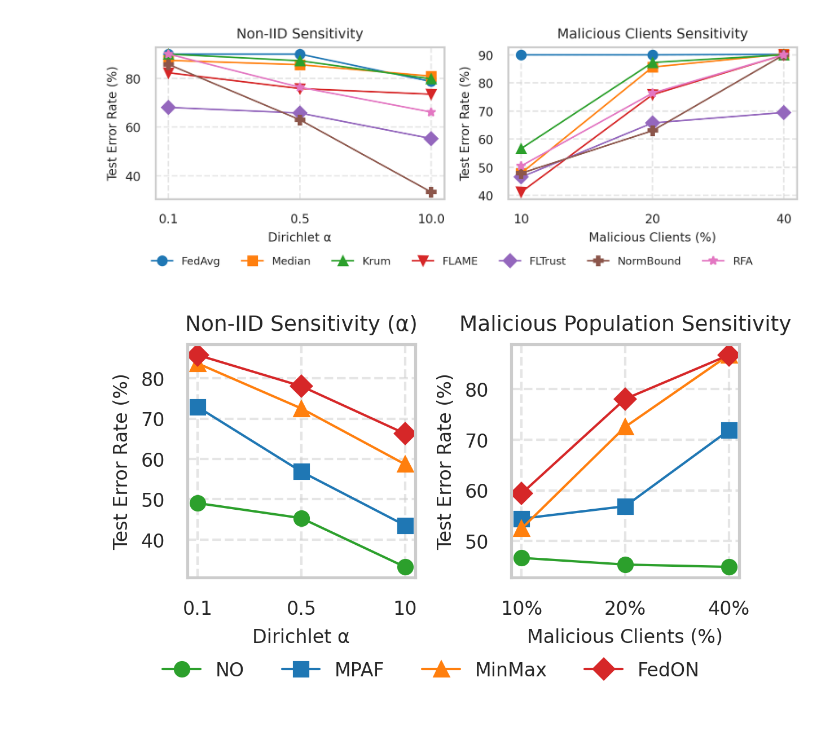
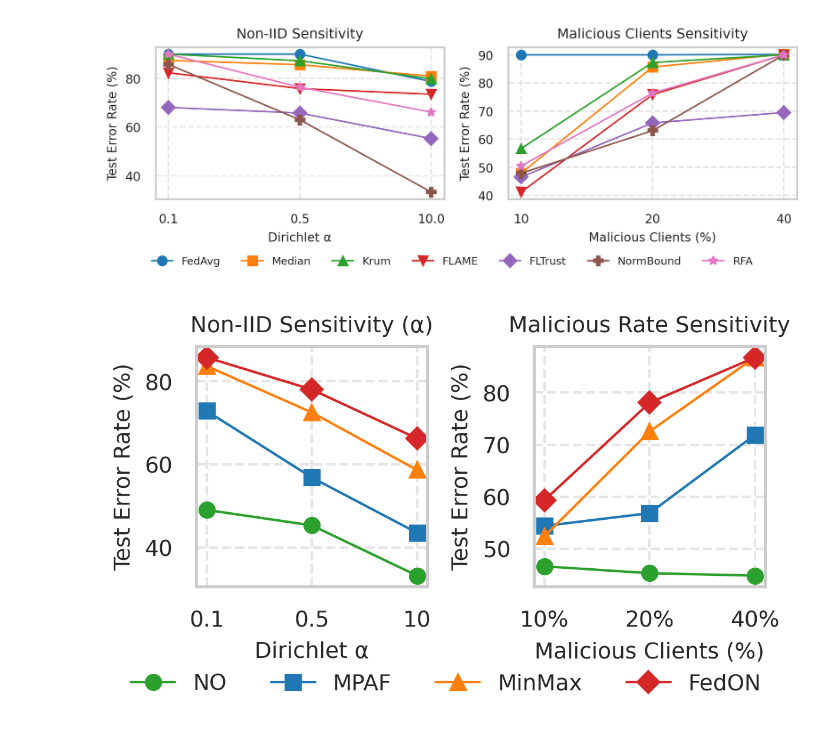
Before and after one commit to yangland/FedON, a Jupyter notebook: jupyter_notebooks/visualization.ipynb, the cells around one changed output. Saved outputs shown, nothing was run; the diff lists cells and outputs as text; code cells hidden in the pictures.

```diff
--- a/jupyter_notebooks/visualization.ipynb
+++ b/jupyter_notebooks/visualization.ipynb
@@ -1189,39 +1189,39 @@ fig, axs = plt.subplots(1, 2, figsize=(4, 2.5), dpi=300)
 # --- Plot 1: Non-IID Sensitivity ---
 for i, key in enumerate(attack_labels):
     axs[0].plot(alpha_labels, alpha_data[key],
                 label=key, marker=markers[i],
                 color=colors[i], linewidth=1)
 
 axs[0].set_title("Non-IID Sensitivity (α)", fontsize=9)
-axs[0].set_xlabel("Dirichlet α", fontsize=8)
-axs[0].set_ylabel("Test Error Rate (%)", fontsize=8)
+axs[0].set_xlabel("Dirichlet α", fontsize=9)
+axs[0].set_ylabel("Test Error Rate (%)", fontsize=9)
 axs[0].grid(True, linestyle="--", alpha=0.5)
-axs[0].tick_params(axis='both', labelsize=8)
+axs[0].tick_params(axis='both', labelsize=9)
 
 # --- Plot 2: Malicious Clients Sensitivity ---
 for i, key in enumerate(attack_labels):
     axs[1].plot(mal_labels, mal_data[key],
                 label=key, marker=markers[i],
                 color=colors[i], linewidth=1)
 
-axs[1].set_title("Malicious Population Sensitivity", fontsize=9)
-axs[1].set_xlabel("Malicious Clients (%)", fontsize=8)
-axs[1].set_ylabel("Test Error Rate (%)", fontsize=8)
+axs[1].set_title("Malicious Rate Sensitivity", fontsize=9)
+axs[1].set_xlabel("Malicious Clients (%)", fontsize=9)
+axs[1].set_ylabel("Test Error Rate (%)", fontsize=9)
 axs[1].grid(True, linestyle="--", alpha=0.5)
-axs[1].tick_params(axis='both', labelsize=8)
+axs[1].tick_params(axis='both', labelsize=9)
 
 # Legend
 fig.legend(
     attack_labels,
     loc='lower center',
     bbox_to_anchor=(0.5, 0.05),
     ncol=4,
-    fontsize=8,
+    fontsize=9,
     frameon=False
 )
 
 plt.tight_layout(rect=[0, 0.12, 1, 1])
 plt.savefig("fedon_avg_sensitivity_plots.png", bbox_inches="tight", dpi=300)
 plt.show()
 # %% [output]
-[figure, old version]
+[figure, new version]
```
Also changed, not shown: parts of 3 cells of this notebook, 15 other files.
